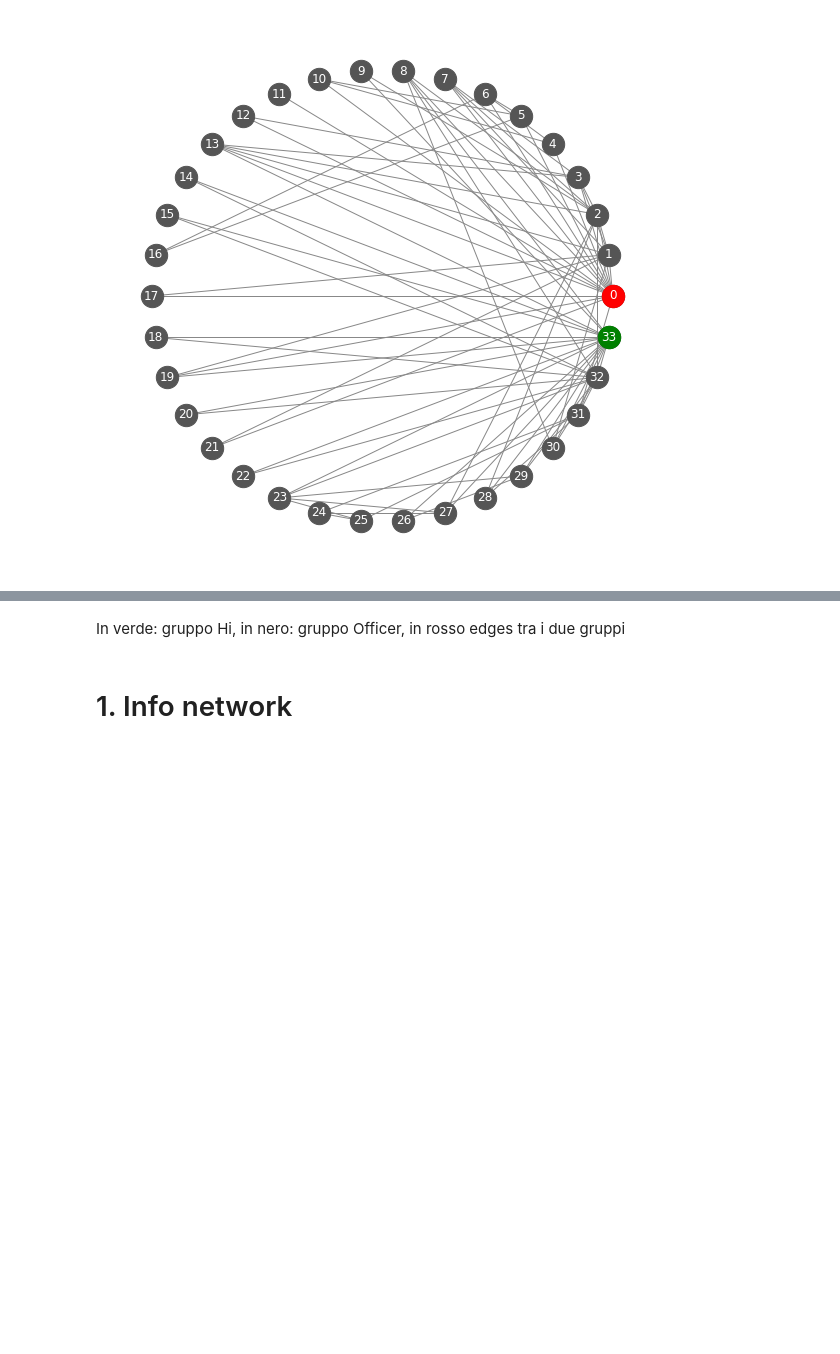
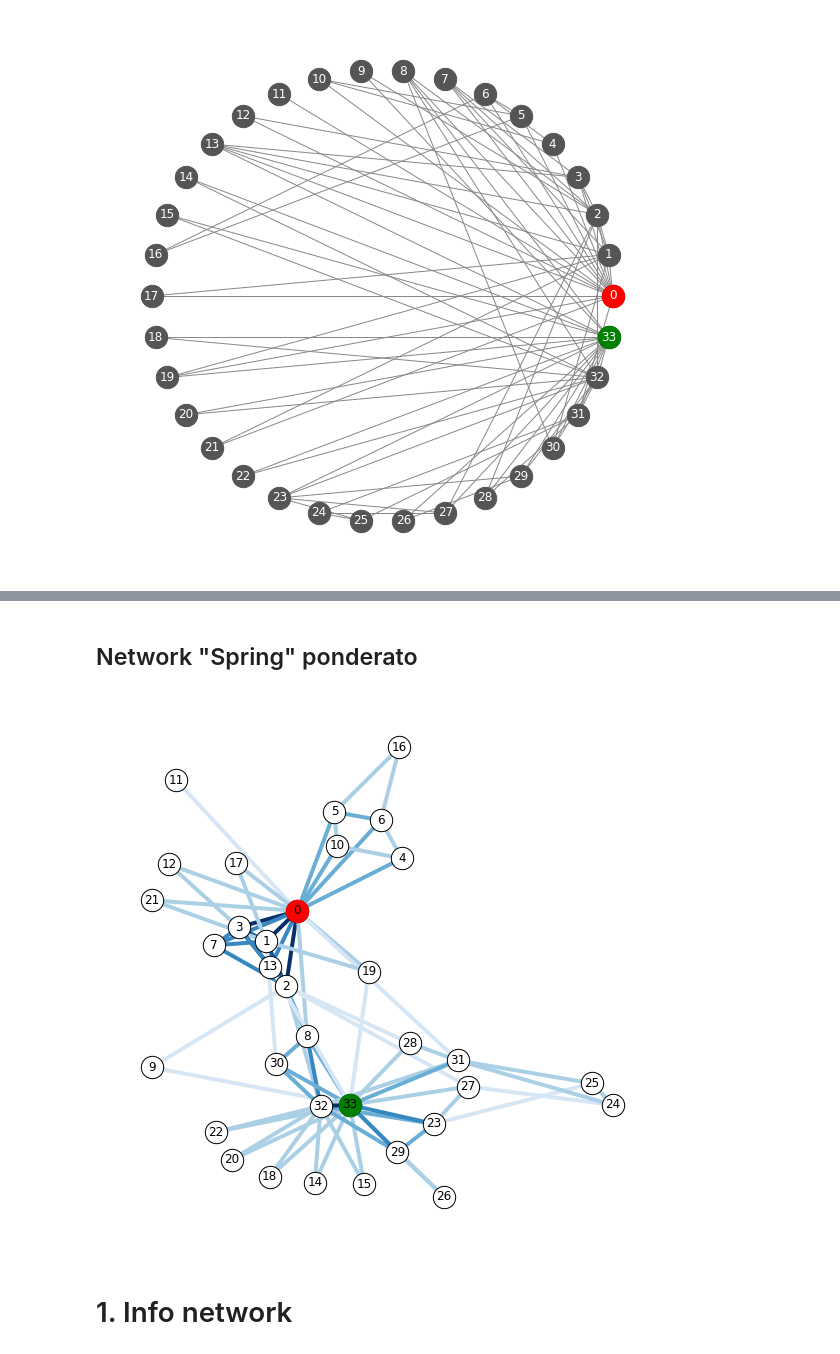
Before and after one commit to alkaest2002/ABGrid, a Jupyter notebook: materials/course 101/zachary karate club.ipynb, the cells around one changed output, grey strips where cells are left out. Drawn from its saved outputs; the diff is of its cells as text; code cells hidden in the pictures; blank space fills up the shorter version.

```diff
--- a/materials/course 101/zachary karate club.ipynb
+++ b/materials/course 101/zachary karate club.ipynb
@@ -55,5 +57,36 @@ nx.draw_networkx_edges(G,loc, edge_color="#888");
 # %% [markdown]
-In verde: gruppo Hi, in nero: gruppo Officer, in rosso edges tra i due gruppi
+## Network "Spring" ponderato
+# %%
+fig, ax = plt.subplots(figsize=(10,10))
+ax.axis('off')
+
+def tie_strength(G, v, w):
+    v_neighbors = set(G.neighbors(v))
+    w_neighbors = set(G.neighbors(w))
+    return 1 + len(v_neighbors & w_neighbors)
+
+weigths = dict(map(lambda e: (e, tie_strength(G, *e)), G.edges))
+nx.set_edge_attributes(G, weigths,"weight")
+edge_weights = nx.get_edge_attributes(G, "weight").values()
+
+weighted_pos = nx.spring_layout(G, pos=SL, k=0.3, weight="weight")
+
+nx.draw_networkx_nodes(
+    G, weighted_pos, node_size=NODE_SIZE, node_color="#fff", edgecolors="k", ax=ax)
+
+nx.draw_networkx_nodes(
+    G,weighted_pos, nodelist=[MRHI],node_size=NODE_SIZE, node_color= "r", edgecolors="r", ax=ax)
+
+nx.draw_networkx_nodes(
+    G,weighted_pos, nodelist=[OFFICER], node_size=NODE_SIZE, node_color= "g", edgecolors="g", ax=ax)
+
+nx.draw_networkx_edges(G, weighted_pos, width=4,
+    edge_color=edge_weights, edge_cmap=plt.cm.Blues,
+    edge_vmin=0, edge_vmax=6, ax=ax)
+
+nx.draw_networkx_labels(G, weighted_pos);
+# %% [output]
+[figure, added]
 # %% [markdown]
 # 1. Info network
 # %% [markdown]
```
Also changed, not shown: parts of 11 cells of this notebook, 4 other files.
